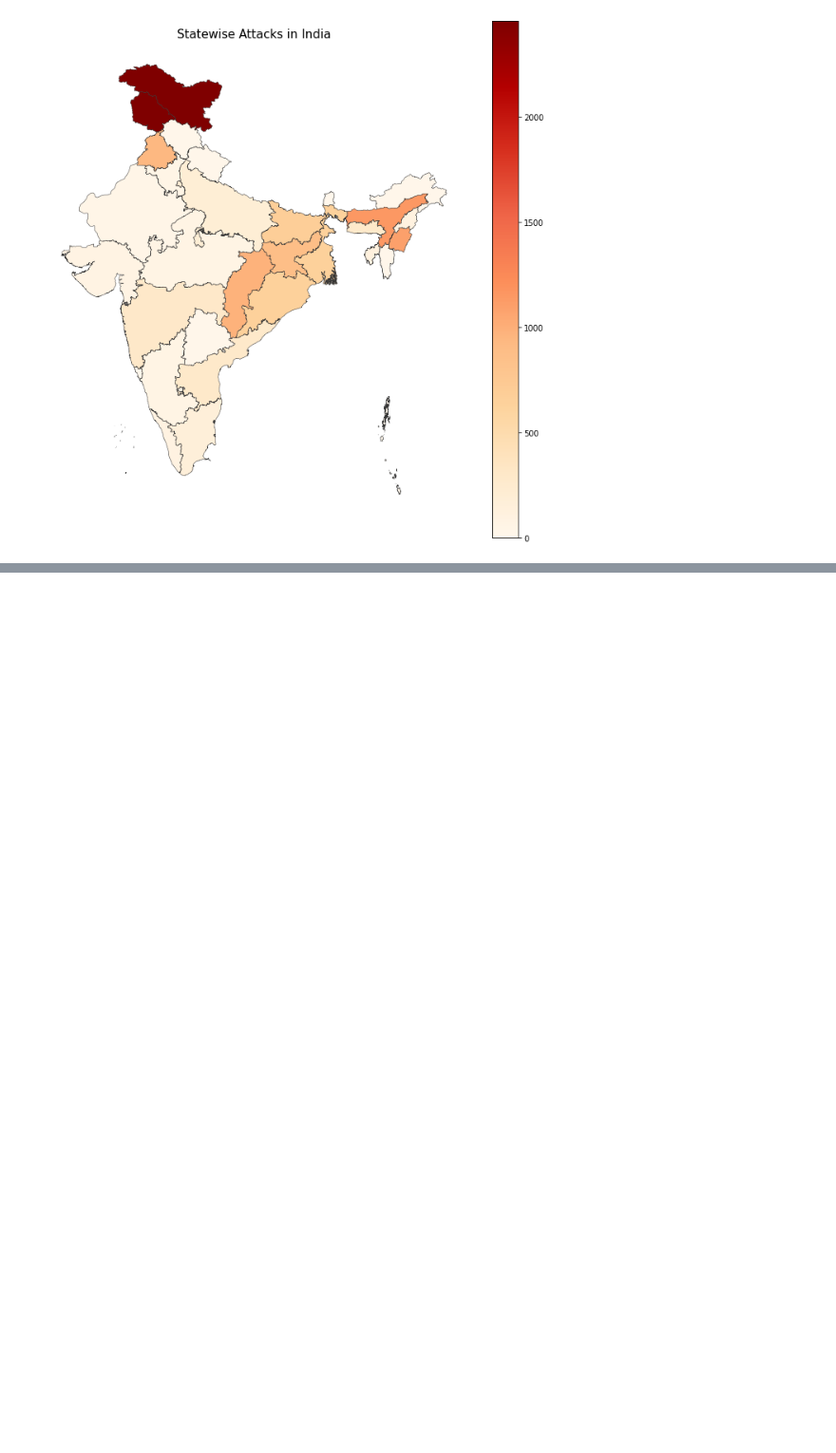
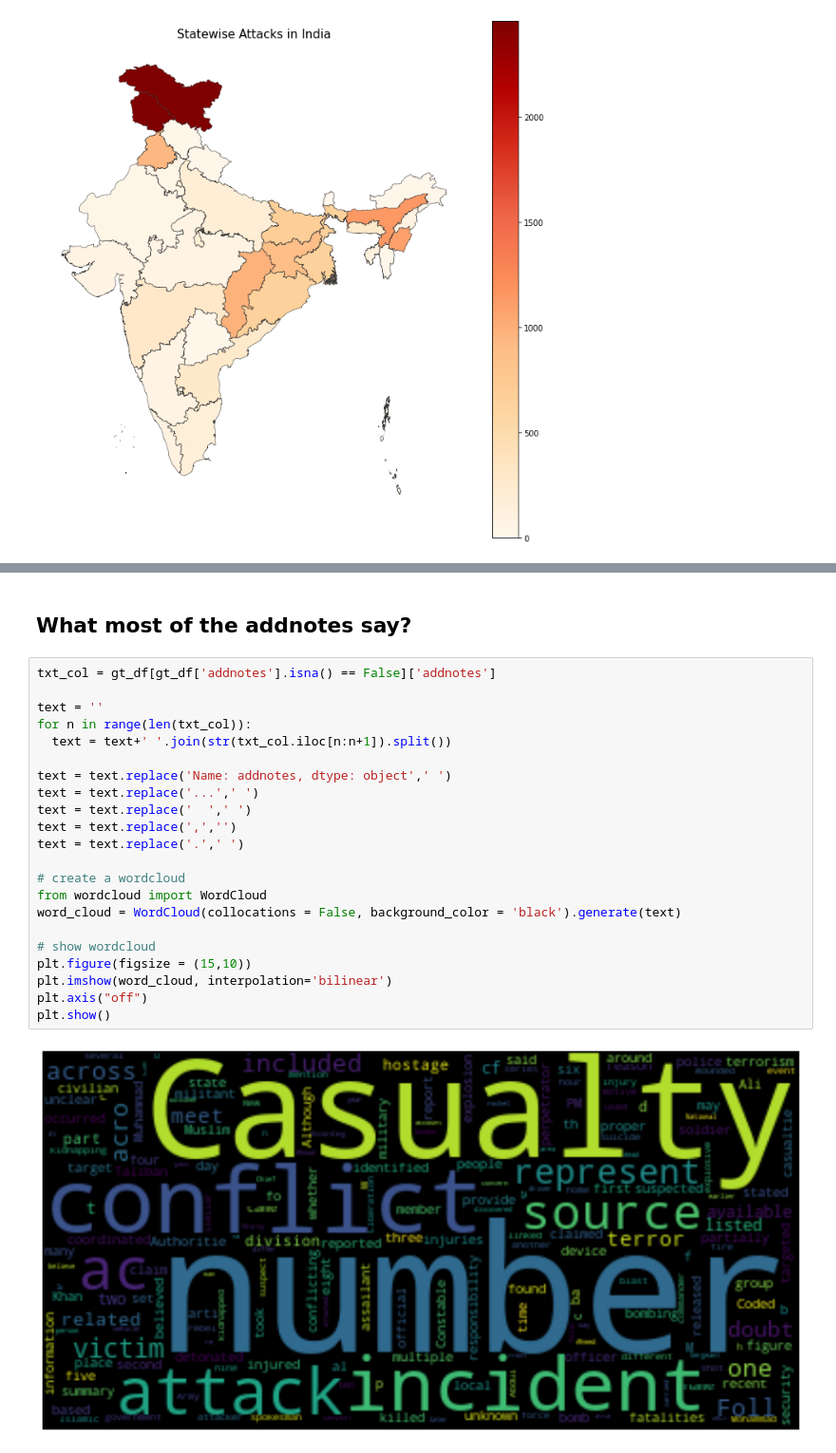
Before and after one commit to ashutosh-sharma-xi/Global-Terrorism-Analysis, a Jupyter notebook: Global_Terrorism_Analysis_Capstone_Project.ipynb, the cells around one changed output, grey strips where cells are left out. Shown at 95% size. Cells and saved outputs as stored; diff of their text form; blank space fills up the shorter version.

```diff
--- a/Global_Terrorism_Analysis_Capstone_Project.ipynb
+++ b/Global_Terrorism_Analysis_Capstone_Project.ipynb
@@ -402,3 +392,29 @@ df.head()
 | 2 | Assassination | Unknown | Philippines | Unknown | 0 | 1 | 1970 | 1.0 | 1 | United States | ... |
 | 3 | Bombing/Explosion | Athens | Greece | Unknown | 0 | 1 | 1970 | NaN | 1 | United States | ... |
 | 4 | Facility/Infrastructure Attack | Fukouka | Japan | Unknown | 0 | 1 | 1970 | NaN | 1 | United States | ... |
+# %% [markdown]
+## What most of the addnotes say?
+# %%
+txt_col = gt_df[gt_df['addnotes'].isna() == False]['addnotes']
+
+text = ''
+for n in range(len(txt_col)):
+  text = text+' '.join(str(txt_col.iloc[n:n+1]).split())
+
+text = text.replace('Name: addnotes, dtype: object',' ')
+text = text.replace('...',' ')
+text = text.replace('  ',' ')
+text = text.replace(',','')
+text = text.replace('.',' ')
+
+# create a wordcloud
+from wordcloud import WordCloud
+word_cloud = WordCloud(collocations = False, background_color = 'black').generate(text)
+
+# show wordcloud
+plt.figure(figsize = (15,10))
+plt.imshow(word_cloud, interpolation='bilinear')
+plt.axis("off")
+plt.show()
+# %% [output]
+[figure, added]
```
Also changed, not shown: parts of 11 cells of this notebook.
